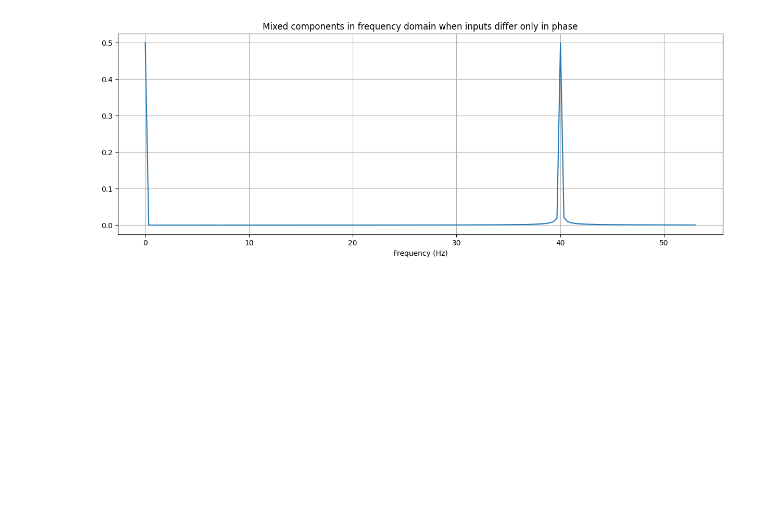
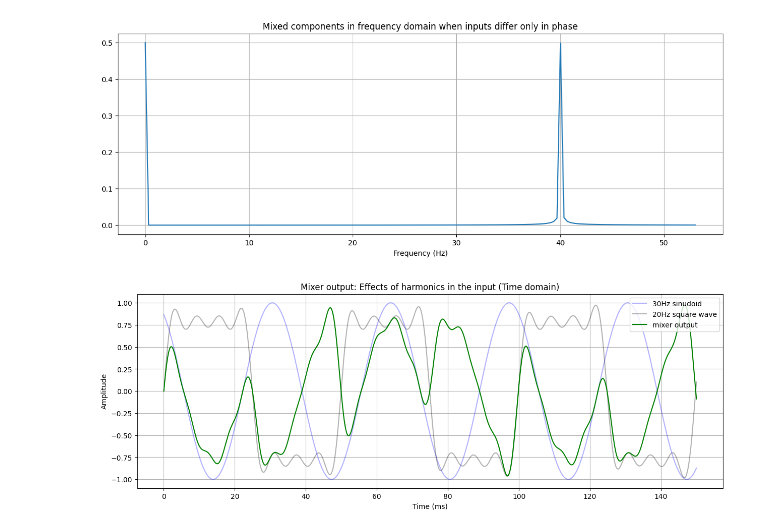
Before and after one commit to vinayshanbhag/math, a Jupyter notebook: rf_mixers.ipynb, the cells around one changed output. Drawn from its saved outputs; the diff is of its cells as text; code cells hidden in the pictures; blank space fills up the shorter version.

Commit message:
rf mixer concepts

```diff
--- a/rf_mixers.ipynb
+++ b/rf_mixers.ipynb
@@ -110,3 +110,34 @@ plt.grid()
 plt.show()
 # %% [output]
 [figure]
+# %%
+dur=3.0
+sr=22050
+s=[]
+fbase=20
+plot_lim = int(sr/fbase*3)
+plt.figure(figsize=(15,5))
+plt.xlabel('Time (ms)')
+plt.ylabel('Amplitude')
+plt.grid()
+
+for i in range(1,8,2):
+  f = fbase*i
+  if len(s):
+    s=s+(sinusoid(f, dur=dur, sr=sr))/(i)
+  else:
+    s = sinusoid(f, dur=dur, sr=sr)/i
+  x = np.linspace(0, len(s[:plot_lim])/sr, len(s[:plot_lim]))
+#  plt.plot(x*1000, s[:plot_lim], label=f'harmonic {i}' if i>1 else 'fundamental')
+x = np.linspace(0, len(s[:plot_lim])/sr, len(s[:plot_lim]))
+f2 = 30
+y2 = sinusoid(f=f2, phase=2*np.pi/3,dur=3.0, sr=sr)
+plt.plot(x*1000,y2[:plot_lim],'b-',alpha=0.3, label=f"{f2}Hz sinudoid")
+plt.plot(x*1000, s[:plot_lim], 'k-', alpha=0.3, label=f"{fbase}Hz square wave")
+y3 = y2*s
+plt.plot(x*1000,y3[:plot_lim], 'g-',label=f"mixer output")
+
+plt.title('Mixer output: Effects of harmonics in the input (Time domain)')
+plt.legend(loc='upper right');
+# %% [output]
+[figure, added]
```
Also changed, not shown: parts of 1 cell of this notebook.
